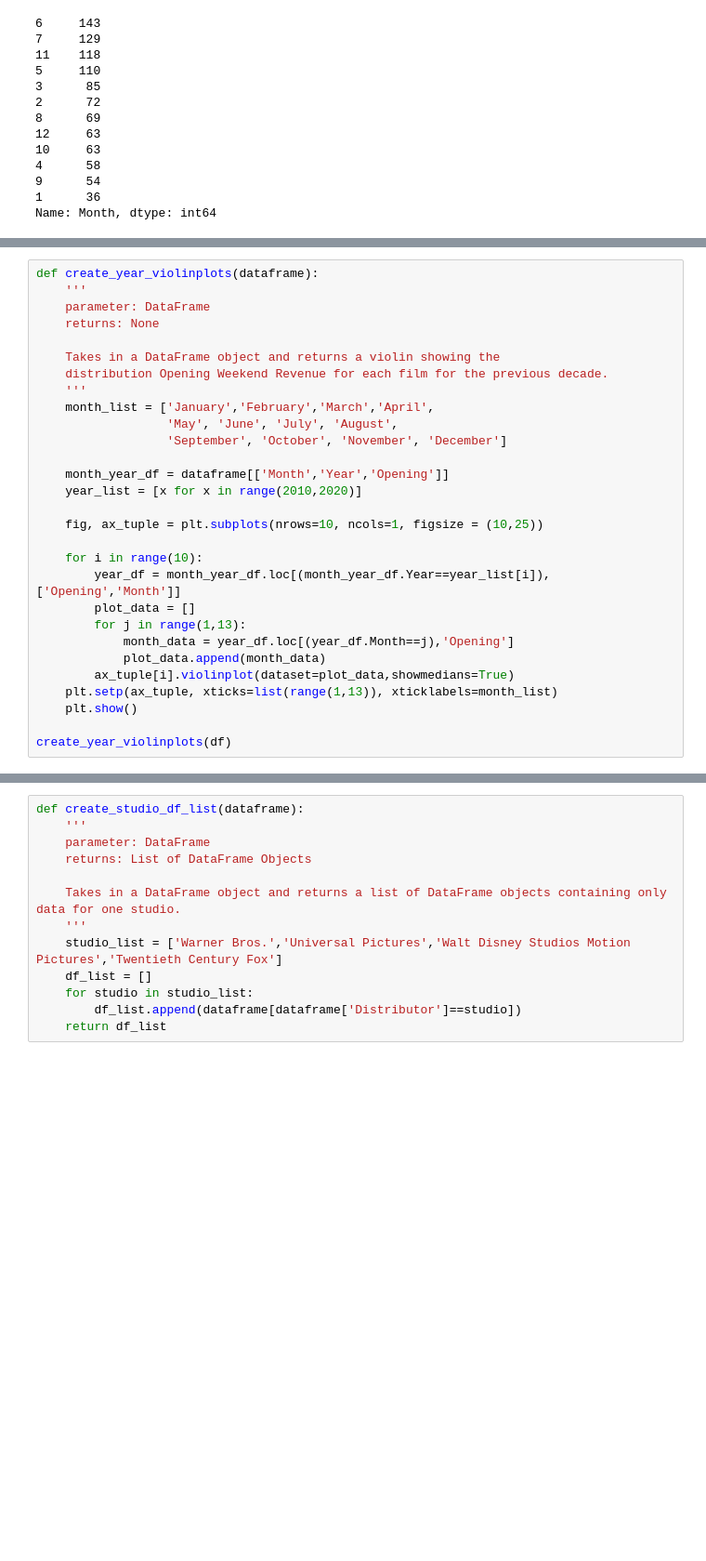
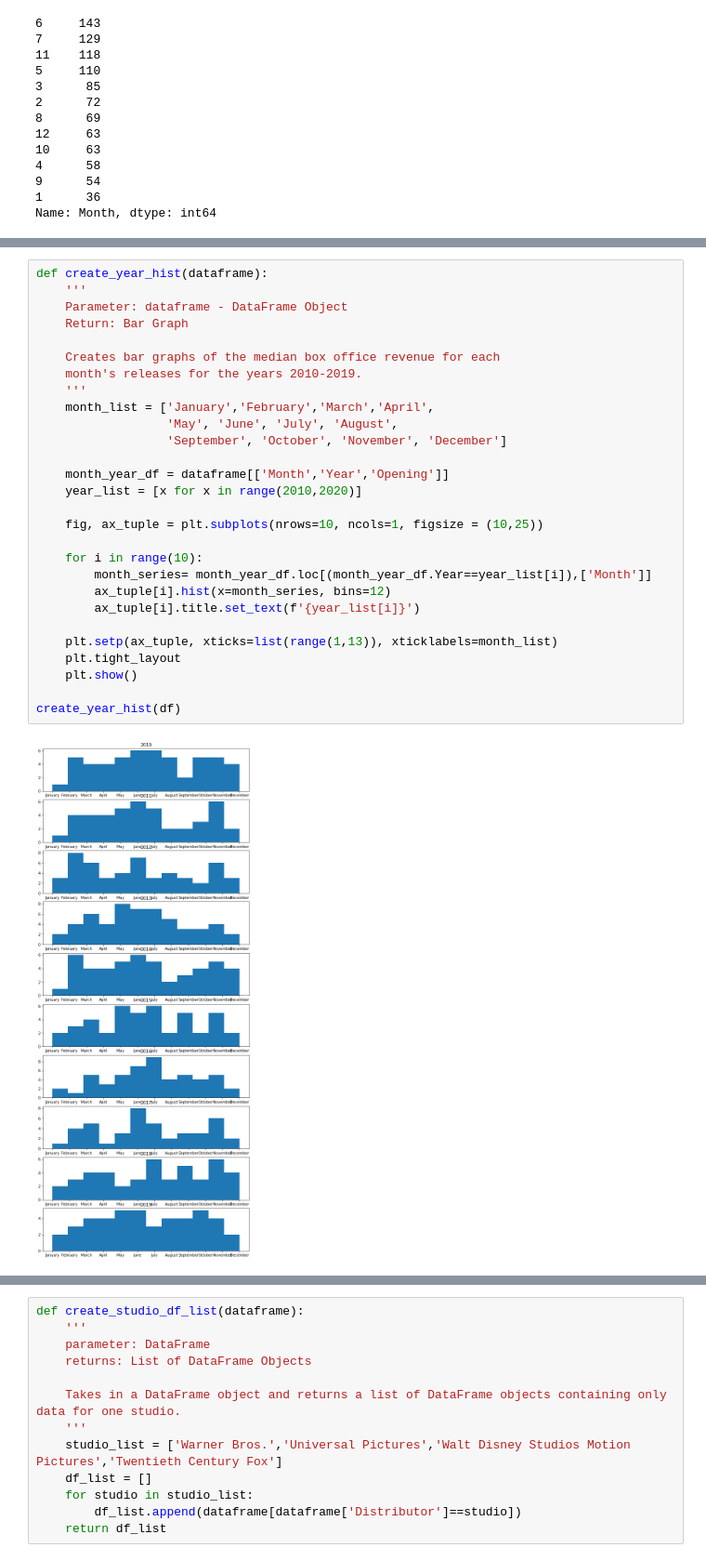
Before and after one commit to noodleybroodley/Opening-Weekend-Box-Office-Revenue, a Jupyter notebook: data/test.ipynb, the cells around one changed output, grey strips where cells are left out. Shown at 93% size. Drawn from its saved outputs; the diff is of its cells as text; blank space fills up the shorter version.

```diff
--- a/data/test.ipynb
+++ b/data/test.ipynb
@@ -263,32 +179,33 @@ create_year_bargraphs(df)
-# %%
-def create_year_violinplots(dataframe):
-	'''
-	parameter: DataFrame
-	returns: None
-
-	Takes in a DataFrame object and returns a violin showing the
-	distribution Opening Weekend Revenue for each film for the previous decade.
-	'''
-	month_list = ['January','February','March','April',
-	              'May', 'June', 'July', 'August',
-				  'September', 'October', 'November', 'December']
-
-	month_year_df = dataframe[['Month','Year','Opening']]
-	year_list = [x for x in range(2010,2020)]
-
-	fig, ax_tuple = plt.subplots(nrows=10, ncols=1, figsize = (10,25))
-
-	for i in range(10):
-		year_df = month_year_df.loc[(month_year_df.Year==year_list[i]),['Opening','Month']]
-		plot_data = []
-		for j in range(1,13):
-			month_data = year_df.loc[(year_df.Month==j),'Opening']
-			plot_data.append(month_data)
-		ax_tuple[i].violinplot(dataset=plot_data,showmedians=True)
-	plt.setp(ax_tuple, xticks=list(range(1,13)), xticklabels=month_list)
-	plt.show()
-
-create_year_violinplots(df)
+# %%
+def create_year_hist(dataframe):
+	'''
+	Parameter: dataframe - DataFrame Object
+	Return: Bar Graph
+
+	Creates bar graphs of the median box office revenue for each
+	month's releases for the years 2010-2019.
+	'''
+	month_list = ['January','February','March','April',
+	              'May', 'June', 'July', 'August',
+				  'September', 'October', 'November', 'December']
+
+	month_year_df = dataframe[['Month','Year','Opening']]
+	year_list = [x for x in range(2010,2020)]
+
+	fig, ax_tuple = plt.subplots(nrows=10, ncols=1, figsize = (10,25))
+
+	for i in range(10):
+		month_series= month_year_df.loc[(month_year_df.Year==year_list[i]),['Month']]
+		ax_tuple[i].hist(x=month_series, bins=12)
+		ax_tuple[i].title.set_text(f'{year_list[i]}')
+
+	plt.setp(ax_tuple, xticks=list(range(1,13)), xticklabels=month_list)
+	plt.tight_layout
+	plt.show()
+
+create_year_hist(df)
+# %% [output]
+[figure, added]
 # %%
 df['Distributor'].value_counts()
 # %% [output]
```
Also changed, not shown: parts of 19 cells of this notebook, 4 other files.
